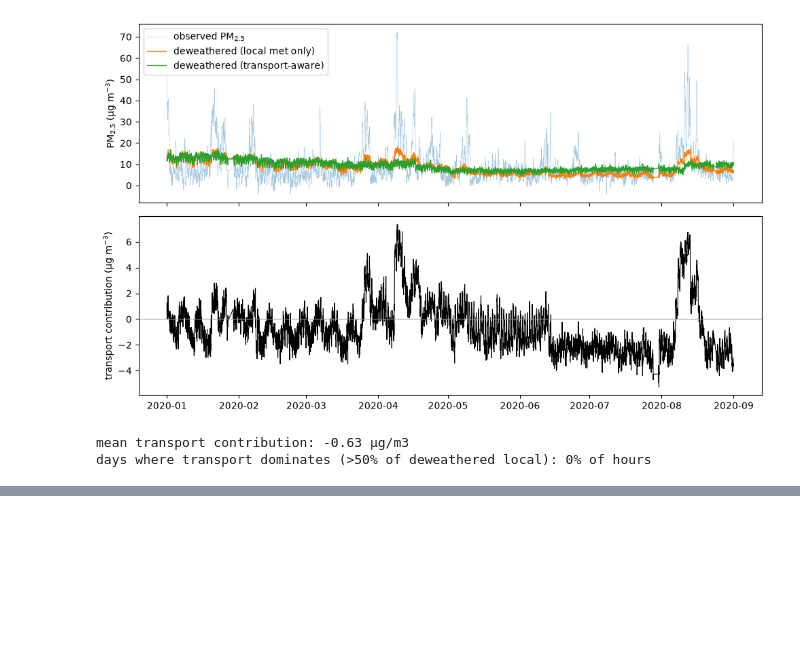
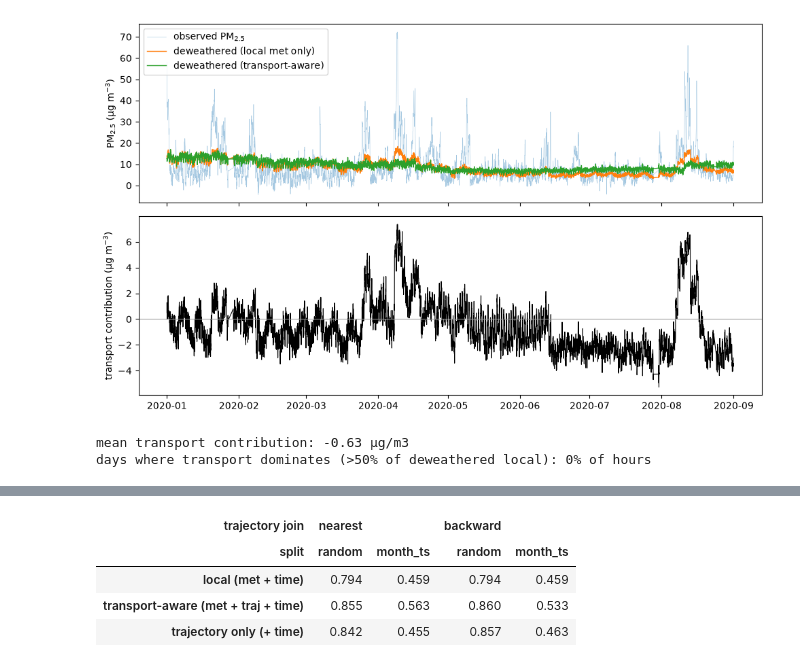
Before and after one commit to apai-sys/normet-py, a Jupyter notebook: notebooks/04_transport_aware_normalisation.ipynb, the cells around one changed output, grey strips where cells are left out. Drawn from its saved outputs; the diff is of its cells as text; code cells hidden in the pictures; blank space fills up the shorter version.

```diff
--- a/notebooks/04_transport_aware_normalisation.ipynb
+++ b/notebooks/04_transport_aware_normalisation.ipynb
@@ -140,0 +160,40 @@ days where transport dominates (>50% of deweathered local): 0% of hours
+# %%
+def _traj_hourly(direction):
+    tol = pd.Timedelta("6h") if direction == "backward" else None
+    th = pd.merge_asof(hour_grid, traj.sort_values("date"), on="date",
+                       direction=direction, tolerance=tol)
+    b = panel.loc[panel["value"].notna(), ["date", "value"] + MET_COLS]
+    b = b.merge(th[["date"] + TRAJ_COLS], on="date", how="left")
+    for c in TRAJ_COLS:
+        b[c] = b[c].fillna(th[c].mean())
+    return nm.add_date_variables(b)
+
+
+def _test_r2(data, preds, split):
+    prep, m = nm.build_model(data, target="value", backend="lightgbm", covariates=preds,
+                             split_method=split, train_fraction=0.75, model_config=cfg,
+                             seed=SEED, verbose=False, n_cores=4)
+    s = nm.modStats(prep, m)
+    return float(s.loc[s["set"] == "testing", "R2"].iloc[0])
+
+
+MODELS = {
+    "local (met + time)": MET_COLS + TIME_VARS,
+    "transport-aware (met + traj + time)": MET_COLS + TRAJ_COLS + TIME_VARS,
+    "trajectory only (+ time)": TRAJ_COLS + TIME_VARS,
+}
+rows = {}
+for join in ("nearest", "backward"):
+    data = _traj_hourly(join)
+    for split in ("random", "month_ts"):
+        rows[(join, split)] = {name: _test_r2(data, preds, split) for name, preds in MODELS.items()}
+
+check = pd.DataFrame(rows)
+check.columns.names = ["trajectory join", "split"]
+check.round(3)
+# %% [output]
+| trajectory join | nearest |  | backward |  |
+| split | random | month_ts | random | month_ts |
+| local (met + time) | 0.794 | 0.459 | 0.794 | 0.459 |
+| transport-aware (met + traj + time) | 0.855 | 0.563 | 0.860 | 0.533 |
+| trajectory only (+ time) | 0.842 | 0.455 | 0.857 | 0.463 |
```
Also changed, not shown: parts of 2 cells of this notebook, 3 other files.
